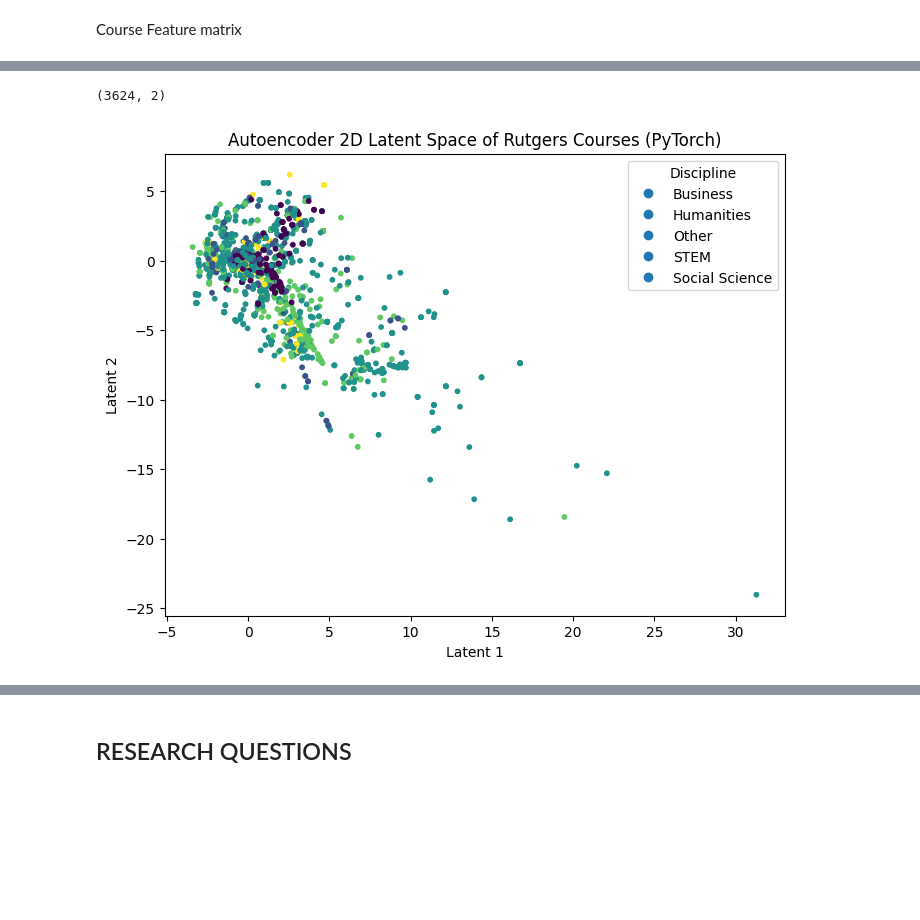
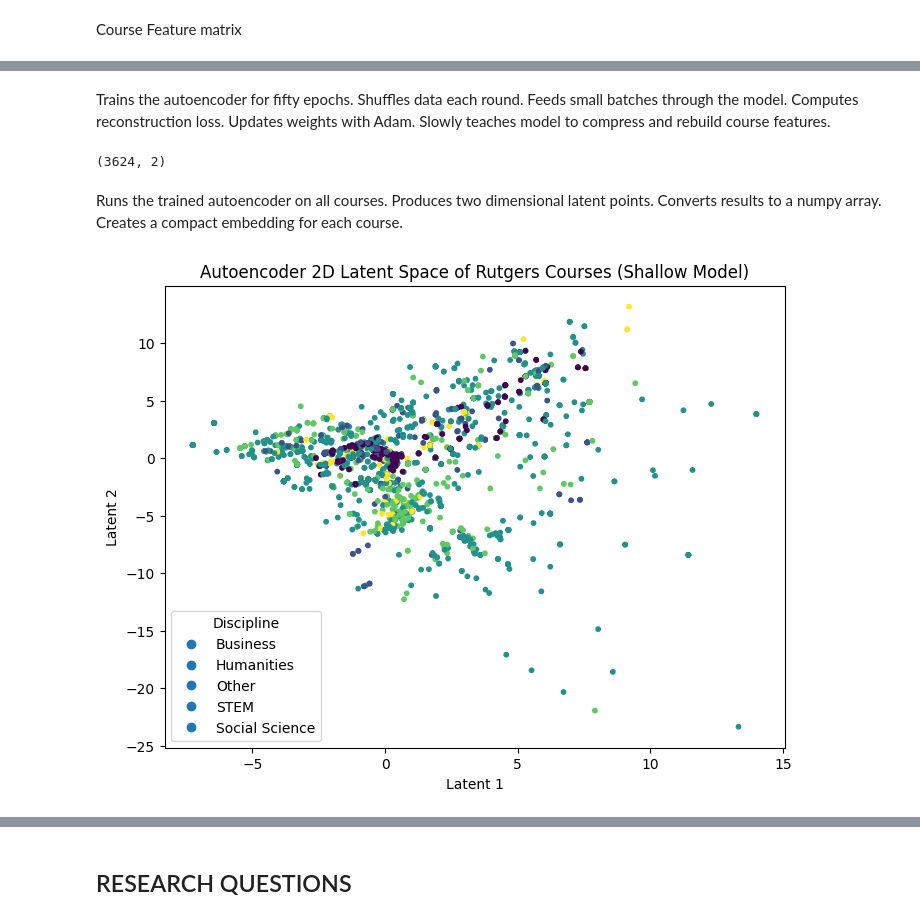
Before and after one commit to danieltang480/CS439-Project, a Jupyter notebook: CS439FinalProject.ipynb, the cells around one changed output, grey strips where cells are left out. Cells and saved outputs as stored; diff of their text form; code cells hidden in the pictures; blank space fills up the shorter version.

```diff
--- a/CS439FinalProject.ipynb
+++ b/CS439FinalProject.ipynb
@@ -712,4 +797,4 @@ class Autoencoder(nn.Module):
         return out, z
 
 input_dim = X_tensor.shape[1]
-model = Autoencoder(input_dim)
+model_shallow = Autoencoder(input_dim)
@@ -716,21 +803,28 @@ model = Autoencoder(input_dim)
 # %%
 #train autoencoder
 criterion = nn.MSELoss()
-optimizer = optim.Adam(model.parameters(), lr=0.001)
+optimizer = optim.Adam(model_shallow.parameters(), lr=0.001)
 
 X_train = X_tensor
 
 epochs = 50
 batch_size = 32
 
+print("Training shallow autoencoder...")
 for ep in range(epochs):
     perm = torch.randperm(len(X_train))
+    total_loss = 0.0
+
     for i in range(0, len(X_train), batch_size):
         idx = perm[i:i+batch_size]
         batch = X_train[idx]
 
         optimizer.zero_grad()
-        recon, _ = model(batch)
+        recon, _ = model_shallow(batch)
         loss = criterion(recon, batch)
         loss.backward()
         optimizer.step()
+
+        total_loss += loss.item()
+    if ep % 10 == 0:
+        print(f"Epoch {ep}, Loss {total_loss:.4f}")
@@ -737,32 +838,36 @@ for ep in range(epochs):
+# %% [markdown]
+Trains the autoencoder for fifty epochs. Shuffles data each round. Feeds small batches through the model. Computes reconstruction loss. Updates weights with Adam. Slowly teaches model to compress and rebuild course features.
 # %%
 #2d latent embeddings
-model.eval()
+model_shallow.eval()
 with torch.no_grad():
-    _, Z_tensor = model(X_tensor)
+    _, Z_shallow_tensor = model_shallow(X_tensor)
 
-Z = Z_tensor.numpy()
-Z.shape  # (num_courses, 2)
+Z_shallow = Z_shallow_tensor.numpy()
+Z_shallow.shape  # (num_courses, 2)
 # %% [output]
 (3624, 2)
+# %% [markdown]
+Runs the trained autoencoder on all courses. Produces two dimensional latent points. Converts results to a numpy array. Creates a compact embedding for each course.
 # %%
 #visualize
 import matplotlib.pyplot as plt
 
 disciplines = cf["discipline"].values
 unique_disc = sorted(set(disciplines))
 color_map = {d: i for i, d in enumerate(unique_disc)}
 colors = [color_map[d] for d in disciplines]
 
 plt.figure(figsize=(8,6))
-plt.scatter(Z[:,0], Z[:,1], c=colors, s=10)
-plt.title("Autoencoder 2D Latent Space of Rutgers Courses (PyTorch)")
+plt.scatter(Z_shallow[:,0], Z_shallow[:,1], c=colors, s=10)
+plt.title("Autoencoder 2D Latent Space of Rutgers Courses (Shallow Model)")
 plt.xlabel("Latent 1")
 plt.ylabel("Latent 2")
 
 handles = [plt.Line2D([], [], marker="o", linestyle="", label=d, markersize=6) for d in unique_disc]
 plt.legend(handles=handles, title="Discipline")
 
 plt.show()
 # %% [output]
-[figure, old version]
+[figure, new version]
 # %% [markdown]
```
Also changed, not shown: parts of 80 cells of this notebook.
